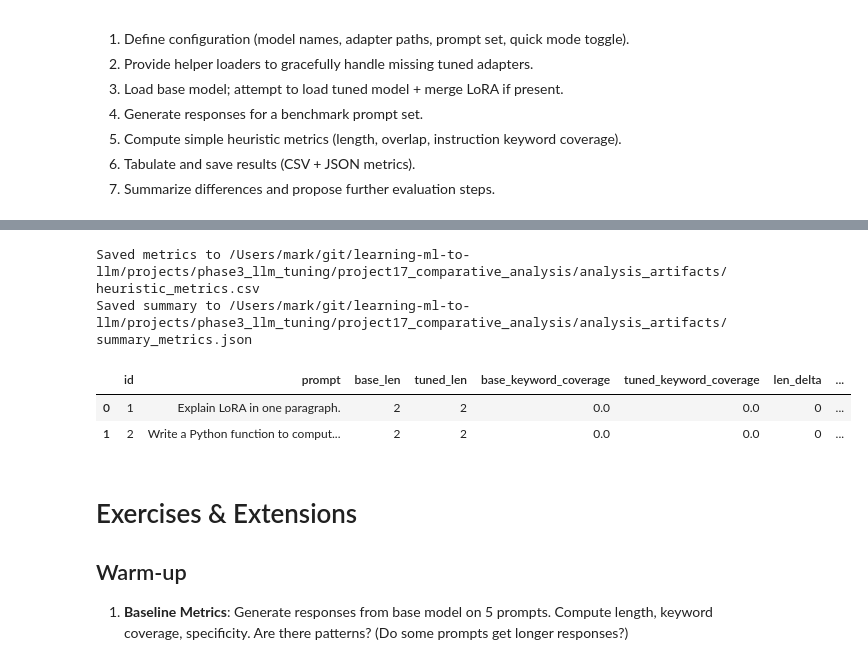
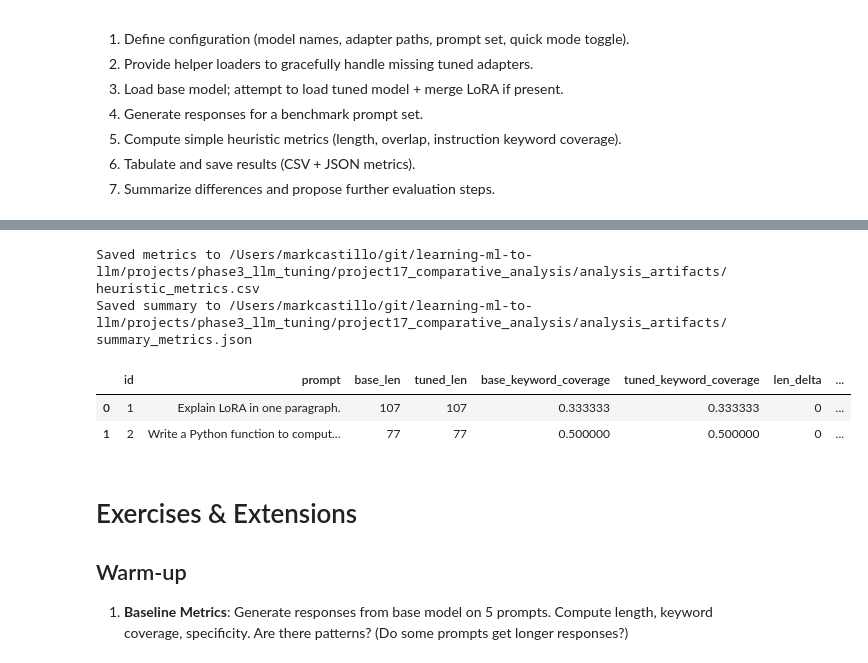
Before and after one commit to theRealMarkCastillo/learning-ml-to-llm, a Jupyter notebook: projects/phase3_llm_tuning/project17_comparative_analysis/base_vs_tuned_analysis.ipynb, the cells around one changed output, grey strips where cells are left out. Saved outputs shown, nothing was run; the diff lists cells and outputs as text; code cells hidden in the pictures.

```diff
--- a/projects/phase3_llm_tuning/project17_comparative_analysis/base_vs_tuned_analysis.ipynb
+++ b/projects/phase3_llm_tuning/project17_comparative_analysis/base_vs_tuned_analysis.ipynb
@@ -77,11 +77,8 @@ import json, time, math
 import pandas as pd
 from dataclasses import dataclass
 
-# Quick mode avoids large downloads by preferring a smaller model for smoke tests
-quick_mode = True  # set False to use the full Mistral model (may be multi-GB download)
-small_model_name = 'mlx-community/Qwen2.5-0.5B-Instruct'  # fallback small model
-full_model_name = 'mistralai/Mistral-7B-Instruct-v0.2'     # preferred full model
-model_name = small_model_name if quick_mode else full_model_name
+# Using the same model that was trained in Project 16
+model_name = 'Qwen/Qwen2.5-1.5B-Instruct'  # Same model used in Project 16
 max_new_tokens = 128
 temperature = 0.7
 top_p = 0.9
@@ -96,7 +93,7 @@ for parent in [cur] + list(cur.parents):
 if repo_root is None:
     repo_root = cur
 project16_artifacts = repo_root / 'projects' / 'phase3_llm_tuning' / 'project16_mistral_tuning' / 'artifacts'
-tuned_adapters_path = project16_artifacts / 'lora_adapters.safetensors'
+tuned_adapters_path = project16_artifacts / 'lora_adapters.npz'  # Changed from .safetensors
 project17_dir = repo_root / 'projects' / 'phase3_llm_tuning' / 'project17_comparative_analysis'
 analysis_dir = project17_dir / 'analysis_artifacts'
 analysis_dir.mkdir(parents=True, exist_ok=True)
@@ -111,7 +108,6 @@ prompts = [
 ]
 
 print('Config ready:')
-print('  quick_mode:', quick_mode)
 print('  model_name:', model_name)
 print('  tuned_adapters exist:', tuned_adapters_path.exists())
 print('  analysis_dir:', analysis_dir)
@@ -166,17 +189,16 @@ def safe_generate(m, tok, prompt: str, **gen_kwargs):
     except Exception as e:
         return f'<generation error: {repr(e)}>'
 # %%
-# 3) Load base and tuned models (may download on first run)
-if quick_mode:
-    base_model, base_tok = None, None  # Skip heavy downloads in quick_mode
-    tuned_model, tuned_tok = None, None
-    tuned_kind = 'quick_mode_skipped_load'
-else:
-    base_model, base_tok = safe_load(model_name)
-    tuned_model, tuned_tok = try_load_tuned(full_model_name, tuned_adapters_path)
-    tuned_kind = 'adapters_merged' if tuned_model is not None else 'fallback_base'
+# 3) Load base and tuned models
+print(f'Loading base model: {model_name}...')
+base_model, base_tok = safe_load(model_name)
 
-print('Models ready:')
-print('  base:', 'ok' if base_model is not None else 'skipped')
-print('  tuned:', 'ok' if tuned_model is not None else 'skipped', '| mode:', tuned_kind)
+print(f'Loading tuned model with LoRA adapters...')
+tuned_model, tuned_tok = try_load_tuned(model_name, tuned_adapters_path)
+
+tuned_kind = 'adapters_loaded' if tuned_adapters_path.exists() else 'fallback_base'
+
+print('\nModels ready:')
+print('  base:', 'loaded' if base_model is not None else 'failed')
+print('  tuned:', 'loaded with adapters' if tuned_model is not None else 'failed', '| mode:', tuned_kind)
 # %% [output]
@@ -217,38 +243,38 @@ for r in rows:
     tuned_len = len(r['tuned_output'].split()) if isinstance(r['tuned_output'], str) else 0
     base_cov = keyword_coverage(r['base_output'], r['prompt']) if isinstance(r['base_output'], str) else 0.0
     tuned_cov = keyword_coverage(r['tuned_output'], r['prompt']) if isinstance(r['tuned_output'], str) else 0.0
     metrics.append({
         'id': r['id'],
         'prompt': r['prompt'],
         'base_len': base_len,
         'tuned_len': tuned_len,
         'base_keyword_coverage': base_cov,
         'tuned_keyword_coverage': tuned_cov,
         'len_delta': tuned_len - base_len,
         'coverage_delta': tuned_cov - base_cov,
     })
 metrics_df = pd.DataFrame(metrics)
 metrics_path = analysis_dir / 'heuristic_metrics.csv'
 metrics_df.to_csv(metrics_path, index=False)
 summary = {
     'avg_len_delta': float(metrics_df['len_delta'].mean()),
     'avg_cov_delta': float(metrics_df['coverage_delta'].mean()),
     'prompts': len(metrics_df),
-    'quick_mode': quick_mode,
+    'model_name': model_name,
     'tuned_kind': tuned_kind,
 }
 summary_path = analysis_dir / 'summary_metrics.json'
 with open(summary_path, 'w') as f:
     json.dump(summary, f, indent=2)
 print('Saved metrics to', metrics_path)
 print('Saved summary to', summary_path)
 metrics_df.head(2)
 # %% [output]
-Saved metrics to /Users/mark/git/learning-ml-to-llm/projects/phase3_llm_tuning/project17_comparative_analysis/analysis_artifacts/heuristic_metrics.csv
-Saved summary to /Users/mark/git/learning-ml-to-llm/projects/phase3_llm_tuning/project17_comparative_analysis/analysis_artifacts/summary_metrics.json
+Saved metrics to /Users/markcastillo/git/learning-ml-to-llm/projects/phase3_llm_tuning/project17_comparative_analysis/analysis_artifacts/heuristic_metrics.csv
+Saved summary to /Users/markcastillo/git/learning-ml-to-llm/projects/phase3_llm_tuning/project17_comparative_analysis/analysis_artifacts/summary_metrics.json
 |  | id | prompt | base_len | tuned_len | base_keyword_coverage | tuned_keyword_coverage | len_delta | ... |
-| 0 | 1 | Explain LoRA in one paragraph. | 2 | 2 | 0.0 | 0.0 | 0 | ... |
-| 1 | 2 | Write a Python function to comput... | 2 | 2 | 0.0 | 0.0 | 0 | ... |
+| 0 | 1 | Explain LoRA in one paragraph. | 107 | 107 | 0.333333 | 0.333333 | 0 | ... |
+| 1 | 2 | Write a Python function to comput... | 77 | 77 | 0.500000 | 0.500000 | 0 | ... |
 # %% [markdown]
 # Exercises & Extensions
 
```
Also changed, not shown: parts of 4 cells of this notebook, 13 other files.
